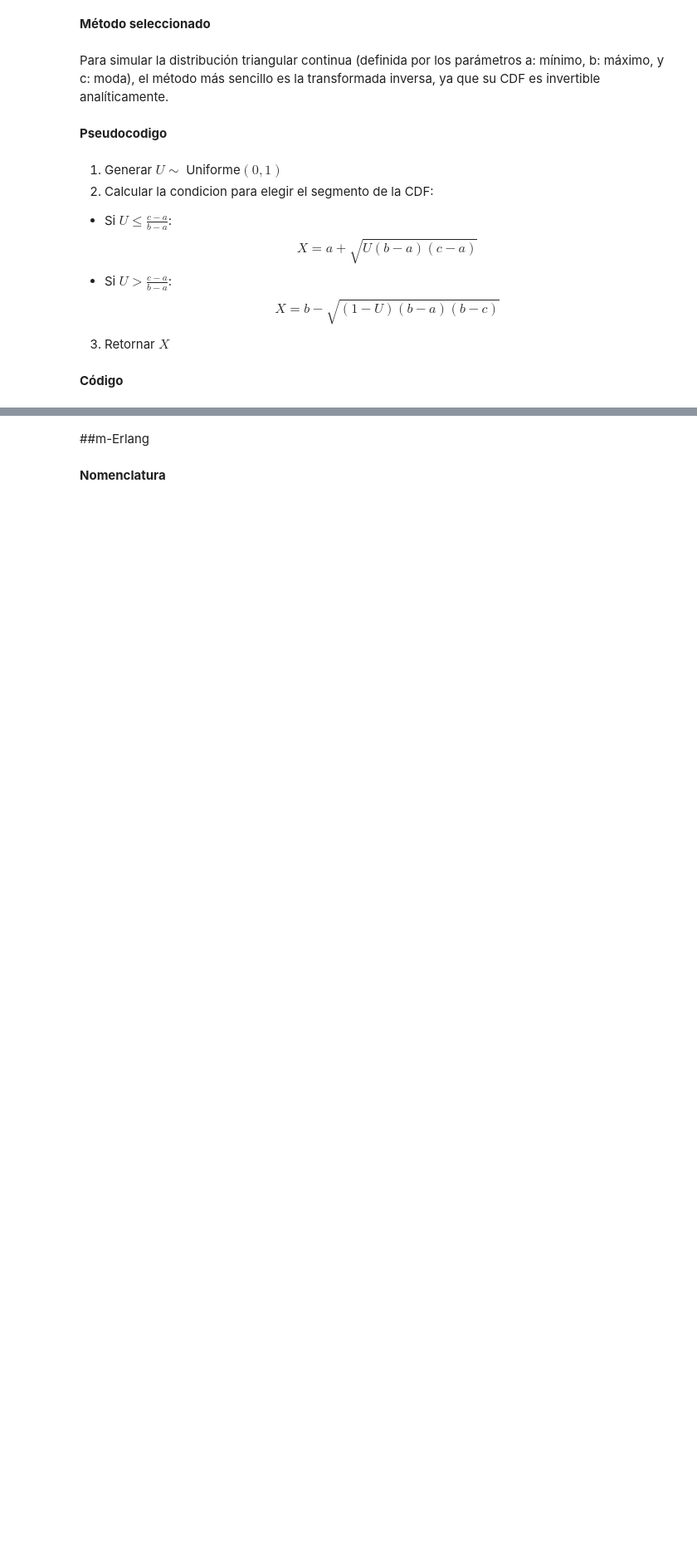
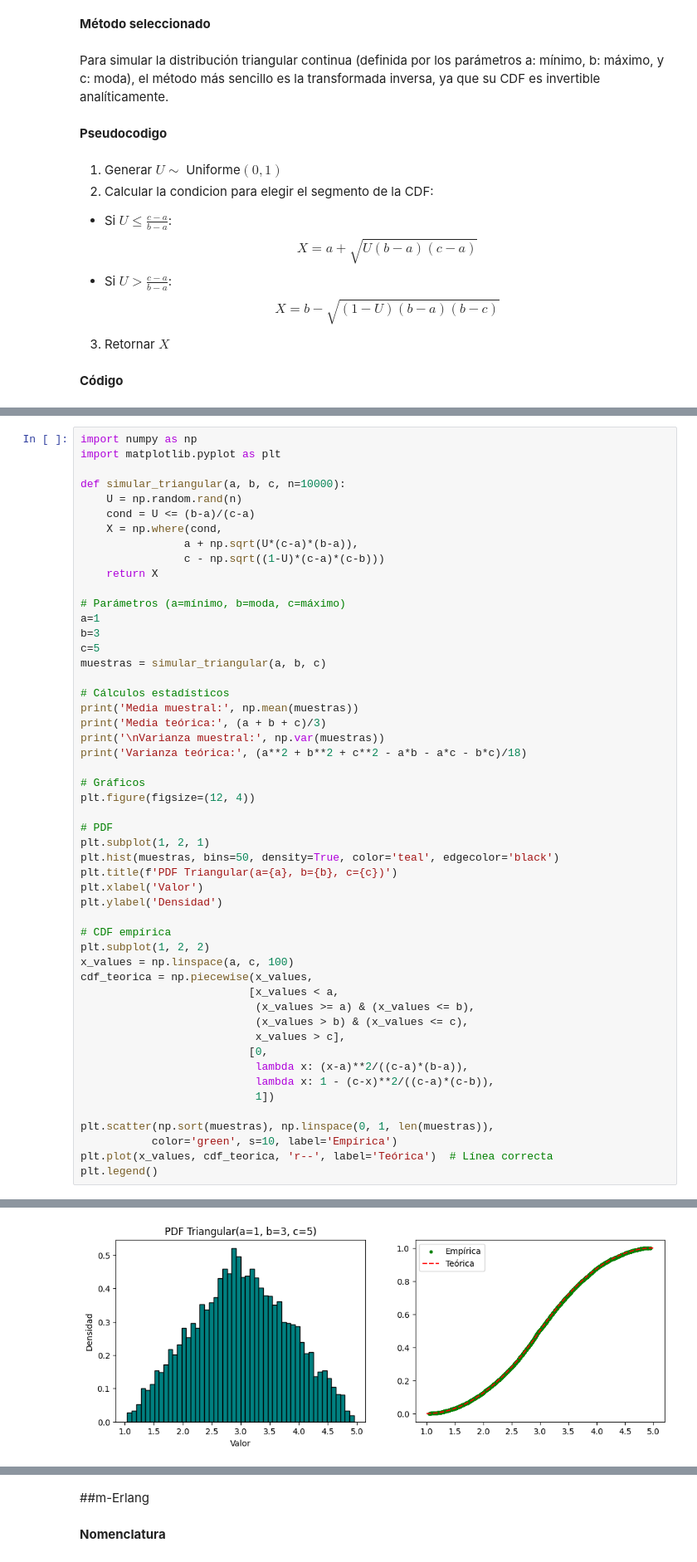
Before and after one commit to JimenezHAnaFer/SIMULACION-1, a Jupyter notebook: Catalogo.ipynb, the cells around one changed output, grey strips where cells are left out. Shown at 83% size. Saved outputs shown, nothing was run; the diff lists cells and outputs as text; blank space fills up the shorter version.

```diff
--- a/Catalogo.ipynb
+++ b/Catalogo.ipynb
@@ -186,0 +171,52 @@ plt.show()
+# %%
+import numpy as np
+import matplotlib.pyplot as plt
+
+def simular_triangular(a, b, c, n=10000):
+    U = np.random.rand(n)
+    cond = U <= (b-a)/(c-a)
+    X = np.where(cond,
+                a + np.sqrt(U*(c-a)*(b-a)),
+                c - np.sqrt((1-U)*(c-a)*(c-b)))
+    return X
+
+# Parámetros (a=mínimo, b=moda, c=máximo)
+a=1
+b=3
+c=5
+muestras = simular_triangular(a, b, c)
+
+# Cálculos estadísticos
+print('Media muestral:', np.mean(muestras))
+print('Media teórica:', (a + b + c)/3)
+print('\nVarianza muestral:', np.var(muestras))
+print('Varianza teórica:', (a**2 + b**2 + c**2 - a*b - a*c - b*c)/18)
+
+# Gráficos
+plt.figure(figsize=(12, 4))
+
+# PDF
+plt.subplot(1, 2, 1)
+plt.hist(muestras, bins=50, density=True, color='teal', edgecolor='black')
+plt.title(f'PDF Triangular(a={a}, b={b}, c={c})')
+plt.xlabel('Valor')
+plt.ylabel('Densidad')
+
+# CDF empírica
+plt.subplot(1, 2, 2)
+x_values = np.linspace(a, c, 100)
+cdf_teorica = np.piecewise(x_values,
+                          [x_values < a,
+                           (x_values >= a) & (x_values <= b),
+                           (x_values > b) & (x_values <= c),
+                           x_values > c],
+                          [0,
+                           lambda x: (x-a)**2/((c-a)*(b-a)),
+                           lambda x: 1 - (c-x)**2/((c-a)*(c-b)),
+                           1])
+
+plt.scatter(np.sort(muestras), np.linspace(0, 1, len(muestras)),
+           color='green', s=10, label='Empírica')
+plt.plot(x_values, cdf_teorica, 'r--', label='Teórica')  # Línea correcta
+plt.legend()
+# %% [output]
@@ -186,0 +229 @@ plt.show()
+[figure, added]
```
Also changed, not shown: parts of 55 cells of this notebook.
